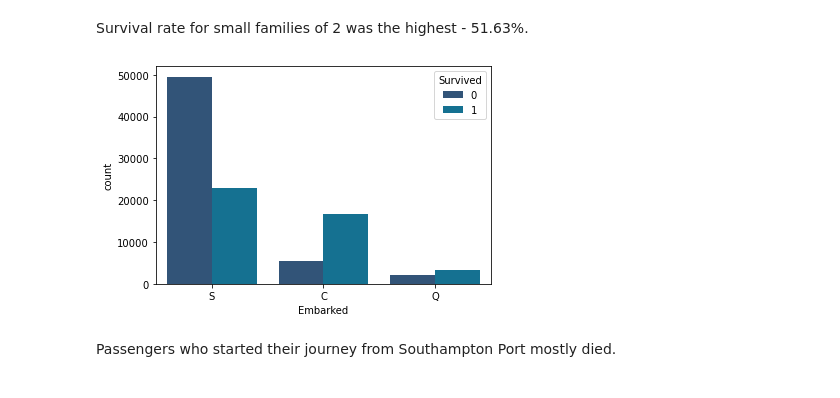
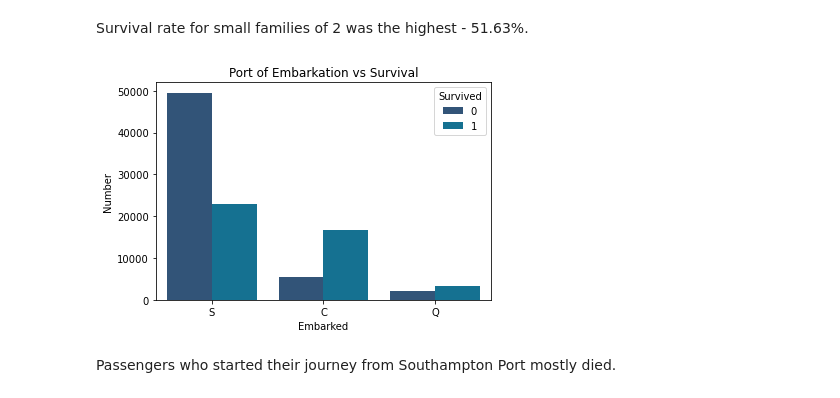
Before and after one commit to al-ensign/ml-introduction, a Jupyter notebook: 01_Descriptive_Statistics_and_Data_Exploration/eda.ipynb, the cells around one changed output. Cells and saved outputs as stored; diff of their text form; code cells hidden in the pictures.

```diff
--- a/01_Descriptive_Statistics_and_Data_Exploration/eda.ipynb
+++ b/01_Descriptive_Statistics_and_Data_Exploration/eda.ipynb
@@ -397,9 +397,11 @@ plt.show()
 Survival rate for small families of 2 was the highest - 51.63%.
 # %%
 sns.countplot(x=train["Embarked"],hue = train["Survived"],data = train)
+plt.ylabel("Number")
+plt.title("Port of Embarkation vs Survival")
 plt.show()
 # %% [output]
-[figure, old version]
+[figure, new version]
 # %% [markdown]
 Passengers who started their journey from Southampton Port mostly died.
 # %%
```
Also changed, not shown: parts of 1 cell of this notebook.
